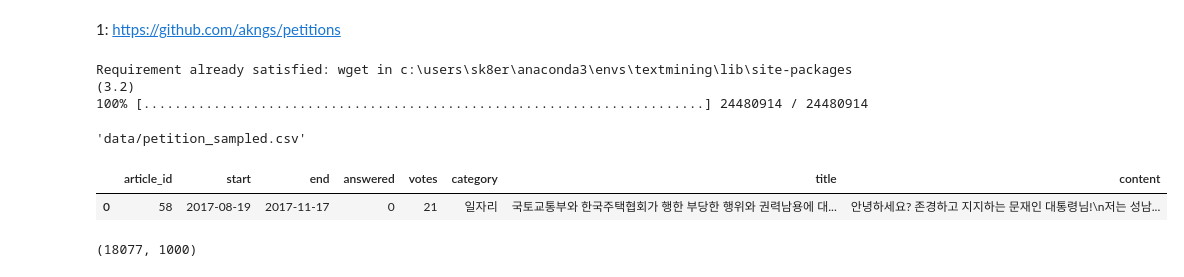
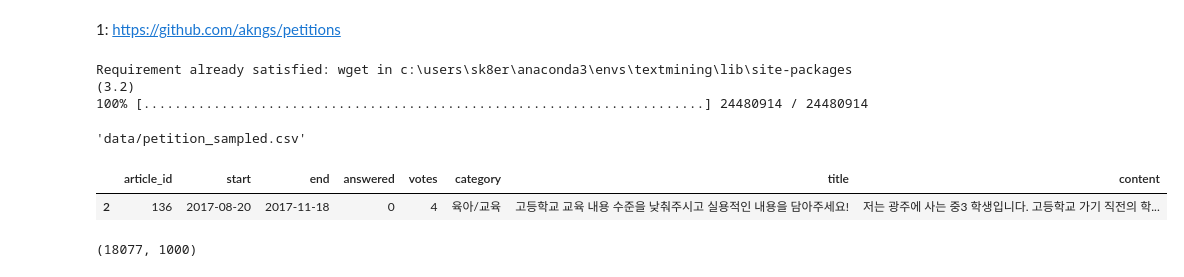
Before and after one commit to wikibook/textmining, a Jupyter notebook: Ch 07. 토픽모델링.ipynb, the cells around one changed output. Saved outputs shown, nothing was run; the diff lists cells and outputs as text; code cells hidden in the pictures.

```diff
--- a/Ch 07. 토픽모델링.ipynb
+++ b/Ch 07. 토픽모델링.ipynb
@@ -321,11 +321,11 @@ Requirement already satisfied: wget in c:\users\sk8er\anaconda3\envs\textmining\
 # %%
 import pandas as pd
 
 df = pd.read_csv("./data/petition_sampled.csv") #read data
-df.head(1)
+df.iloc[[2]]
 # %% [output]
 |  | article_id | start | end | answered | votes | category | title | content |
-| 0 | 58 | 2017-08-19 | 2017-11-17 | 0 | 21 | 일자리 | 국토교통부와 한국주택협회가 행한 부당한 행위와 권력남용에 대... | 안녕하세요? 존경하고 지지하는 문재인 대통령님!\n저는 성남... |
+| 2 | 136 | 2017-08-20 | 2017-11-18 | 0 | 4 | 육아/교육 | 고등학교 교육 내용 수준을 낮춰주시고 실용적인 내용을 담아주세요! | 저는 광주에 사는 중3 학생입니다. 고등학교 가기 직전의 학... |
 # %%
 from sklearn.feature_extraction.text import CountVectorizer
 from konlpy.tag import Okt #konlpy에서 Twitter 형태소 분석기를 import
```
Also changed, not shown: parts of 2 cells of this notebook, 3 other files.
